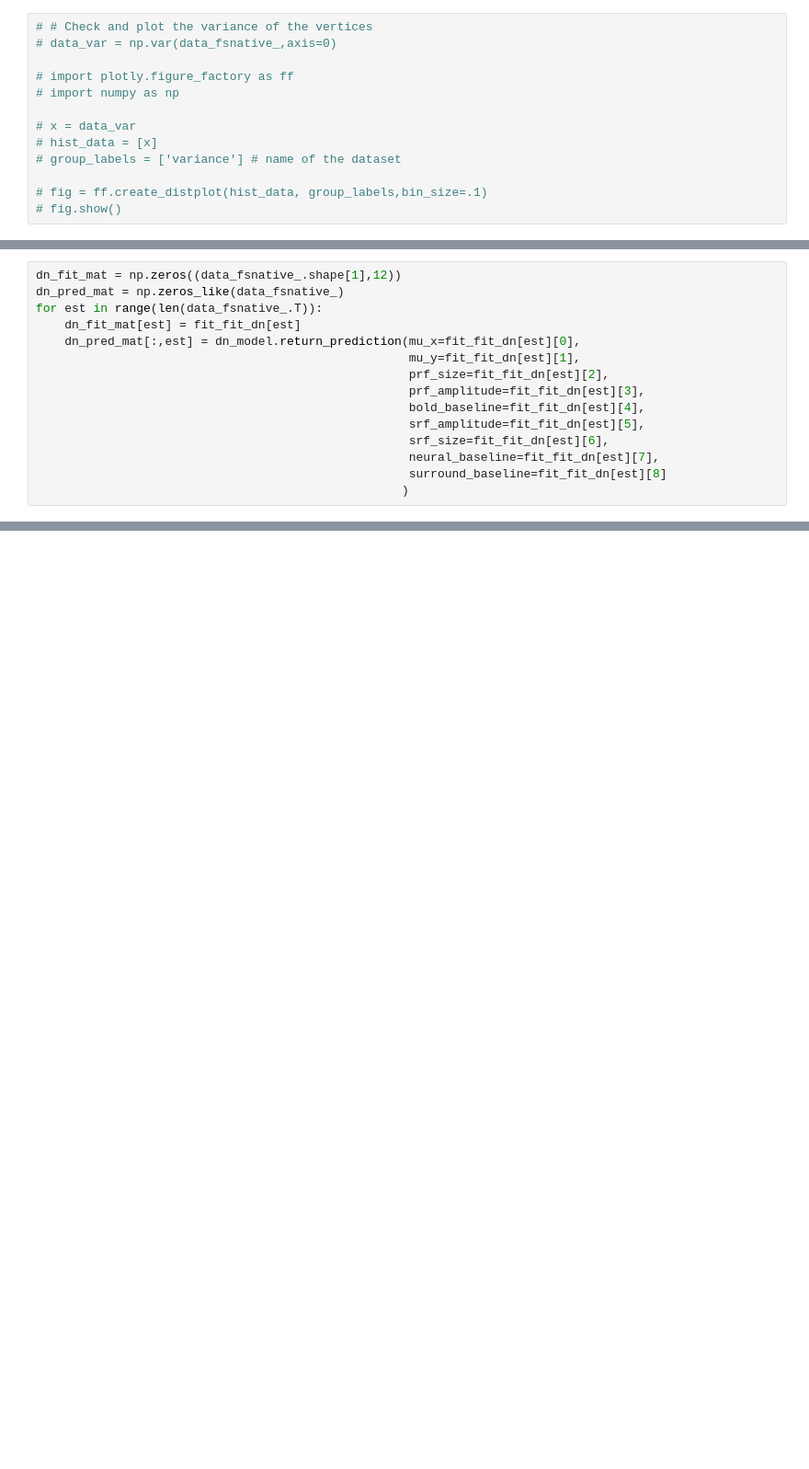
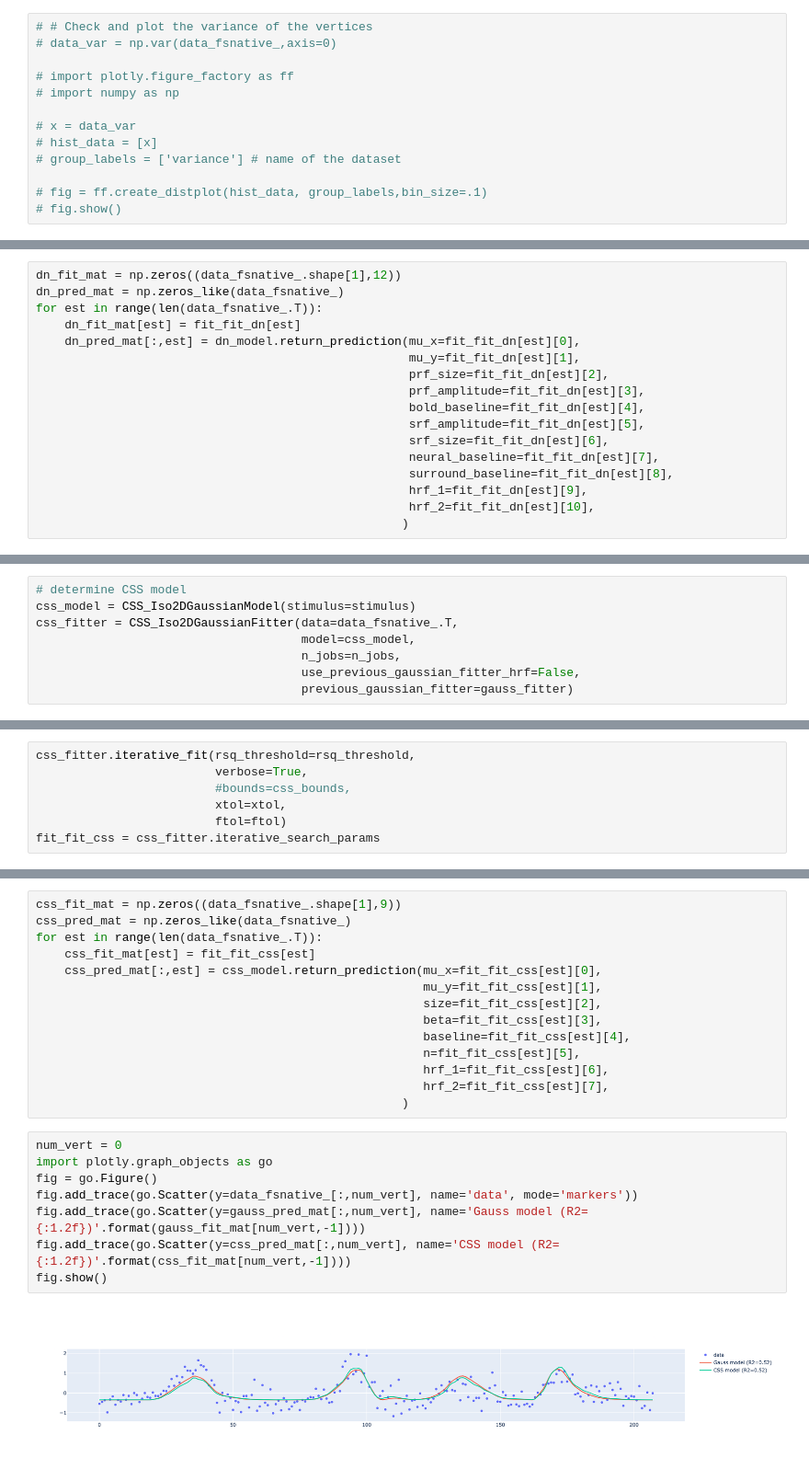
Before and after one commit to mszinte/RetinoMaps, a Jupyter notebook: analysis_code/postproc/prf/fit/prf_fit_surf.ipynb, the cells around one changed output, grey strips where cells are left out. Shown at 92% size. Saved outputs shown, nothing was run; the diff lists cells and outputs as text; blank space fills up the shorter version.

```diff
--- a/analysis_code/postproc/prf/fit/prf_fit_surf.ipynb
+++ b/analysis_code/postproc/prf/fit/prf_fit_surf.ipynb
@@ -220,5 +210,7 @@ for est in range(len(data_fsnative_.T)):
                                                     srf_amplitude=fit_fit_dn[est][5],
                                                     srf_size=fit_fit_dn[est][6],
                                                     neural_baseline=fit_fit_dn[est][7],
-                                                    surround_baseline=fit_fit_dn[est][8]
+                                                    surround_baseline=fit_fit_dn[est][8],
+                                                    hrf_1=fit_fit_dn[est][9],
+                                                    hrf_2=fit_fit_dn[est][10],
                                                    )
@@ -272,0 +262,8 @@ Optimization terminated successfully.
+# %%
+# determine CSS model
+css_model = CSS_Iso2DGaussianModel(stimulus=stimulus)
+css_fitter = CSS_Iso2DGaussianFitter(data=data_fsnative_.T,
+                                     model=css_model,
+                                     n_jobs=n_jobs,
+                                     use_previous_gaussian_fitter_hrf=False,
+                                     previous_gaussian_fitter=gauss_fitter)
@@ -272,0 +294,7 @@ Optimization terminated successfully.
+# %%
+css_fitter.iterative_fit(rsq_threshold=rsq_threshold,
+                         verbose=True,
+                         #bounds=css_bounds,
+                         xtol=xtol,
+                         ftol=ftol)
+fit_fit_css = css_fitter.iterative_search_params
@@ -272,0 +305,24 @@ Optimization terminated successfully.
+# %%
+css_fit_mat = np.zeros((data_fsnative_.shape[1],9))
+css_pred_mat = np.zeros_like(data_fsnative_)
+for est in range(len(data_fsnative_.T)):
+    css_fit_mat[est] = fit_fit_css[est]
+    css_pred_mat[:,est] = css_model.return_prediction(mu_x=fit_fit_css[est][0],
+                                                      mu_y=fit_fit_css[est][1],
+                                                      size=fit_fit_css[est][2],
+                                                      beta=fit_fit_css[est][3],
+                                                      baseline=fit_fit_css[est][4],
+                                                      n=fit_fit_css[est][5],
+                                                      hrf_1=fit_fit_css[est][6],
+                                                      hrf_2=fit_fit_css[est][7],
+                                                   )
+# %%
+num_vert = 0
+import plotly.graph_objects as go
+fig = go.Figure()
+fig.add_trace(go.Scatter(y=data_fsnative_[:,num_vert], name='data', mode='markers'))
+fig.add_trace(go.Scatter(y=gauss_pred_mat[:,num_vert], name='Gauss model (R2={:1.2f})'.format(gauss_fit_mat[num_vert,-1])))
+fig.add_trace(go.Scatter(y=css_pred_mat[:,num_vert], name='CSS model (R2={:1.2f})'.format(css_fit_mat[num_vert,-1])))
+fig.show()
+# %% [output]
+[figure, added]
```
Also changed, not shown: parts of 20 cells of this notebook, 2 other files.
